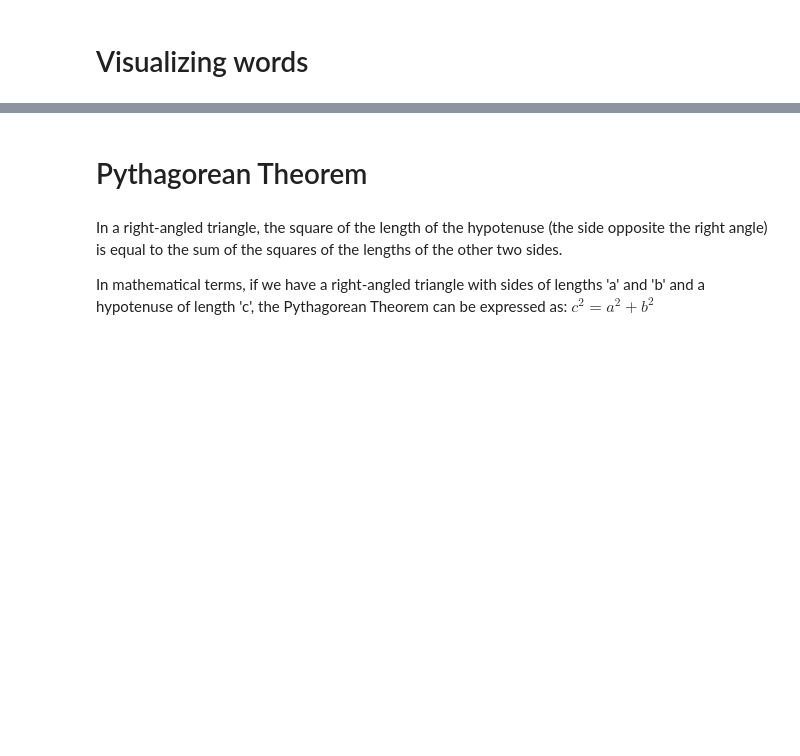
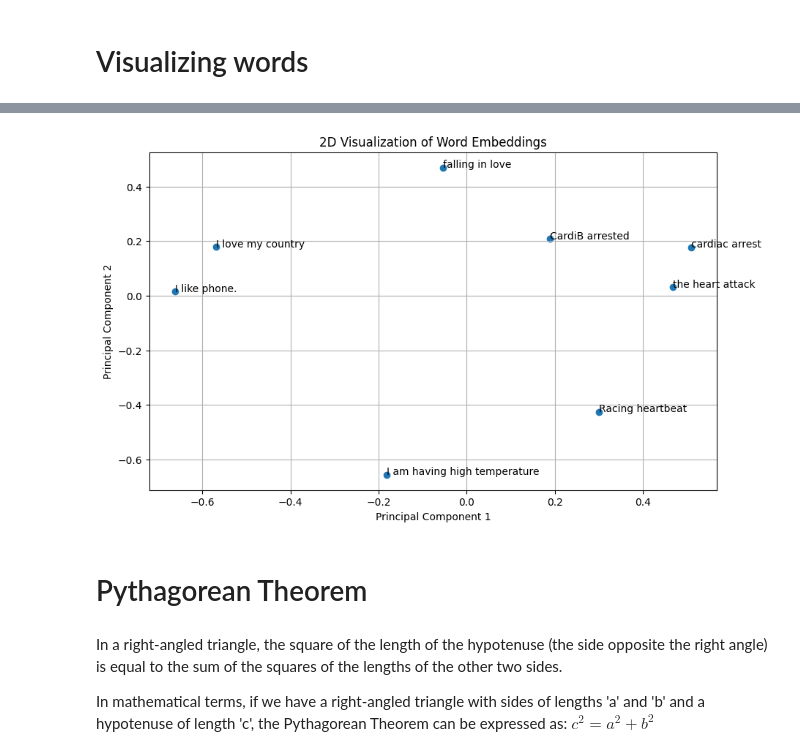
Before and after one commit to cloudxlab/jul2027_ml, a Jupyter notebook: 27_nov21_SentimentAnalysisWithLLMs.ipynb, the cells around one changed output, grey strips where cells are left out. Saved outputs shown, nothing was run; the diff lists cells and outputs as text; code cells hidden in the pictures; blank space fills up the shorter version.

```diff
--- a/27_nov21_SentimentAnalysisWithLLMs.ipynb
+++ b/27_nov21_SentimentAnalysisWithLLMs.ipynb
@@ -236,3 +257,12 @@ visualize_pca_2d(embeddings, words)
+# %%
+words = ['the heart attack', 'cardiac arrest', 'CardiB arrested',
+         'I am having high temperature', 'I like phone.', 'I love my country', 'Racing heartbeat', 'falling in love']
+embeddings = []
+for i in words:
+    embeddings.append(get_openai_embedding(i))
+visualize_pca_2d(embeddings, words)
+# %% [output]
+[figure, added]
 # %% [markdown]
 # Pythagorean Theorem
 # %% [markdown]
```
Also changed, not shown: parts of 15 cells of this notebook.
